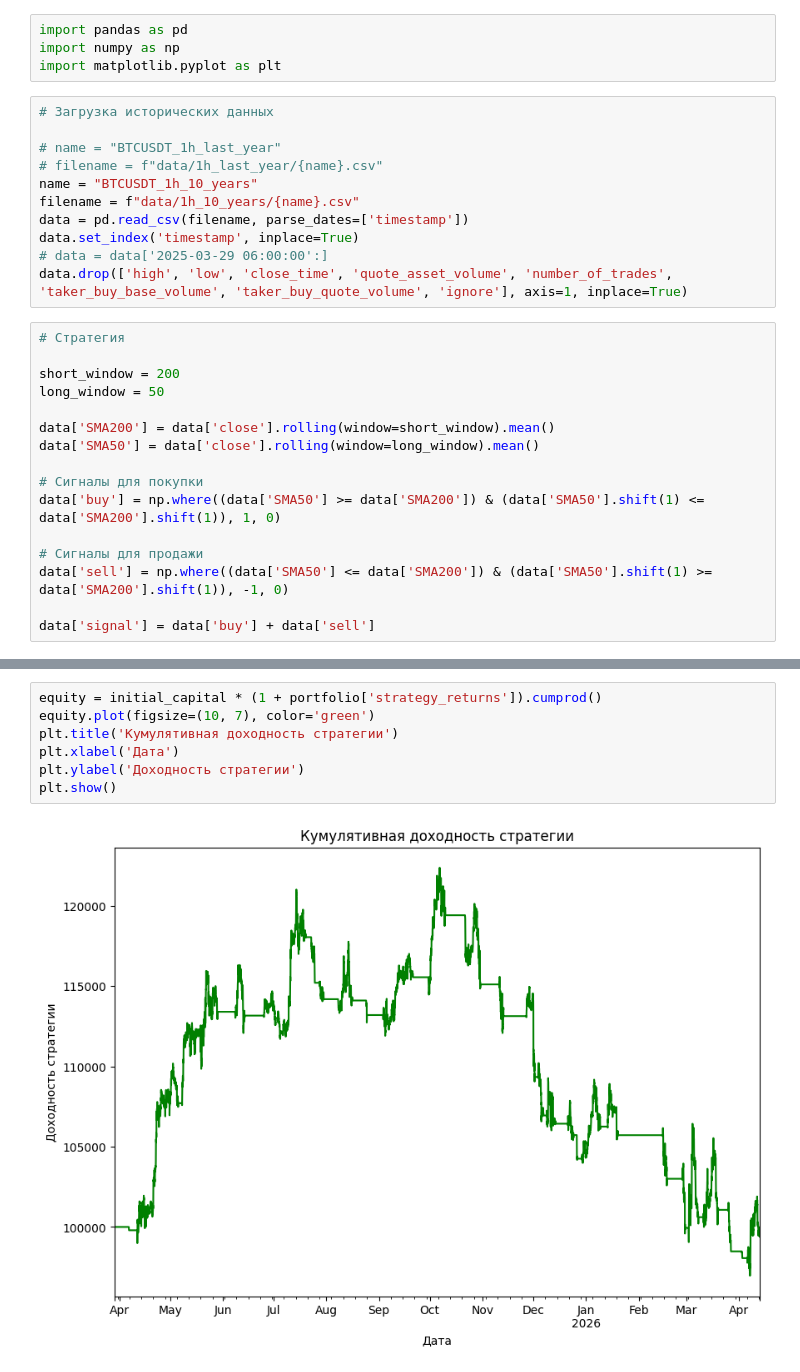
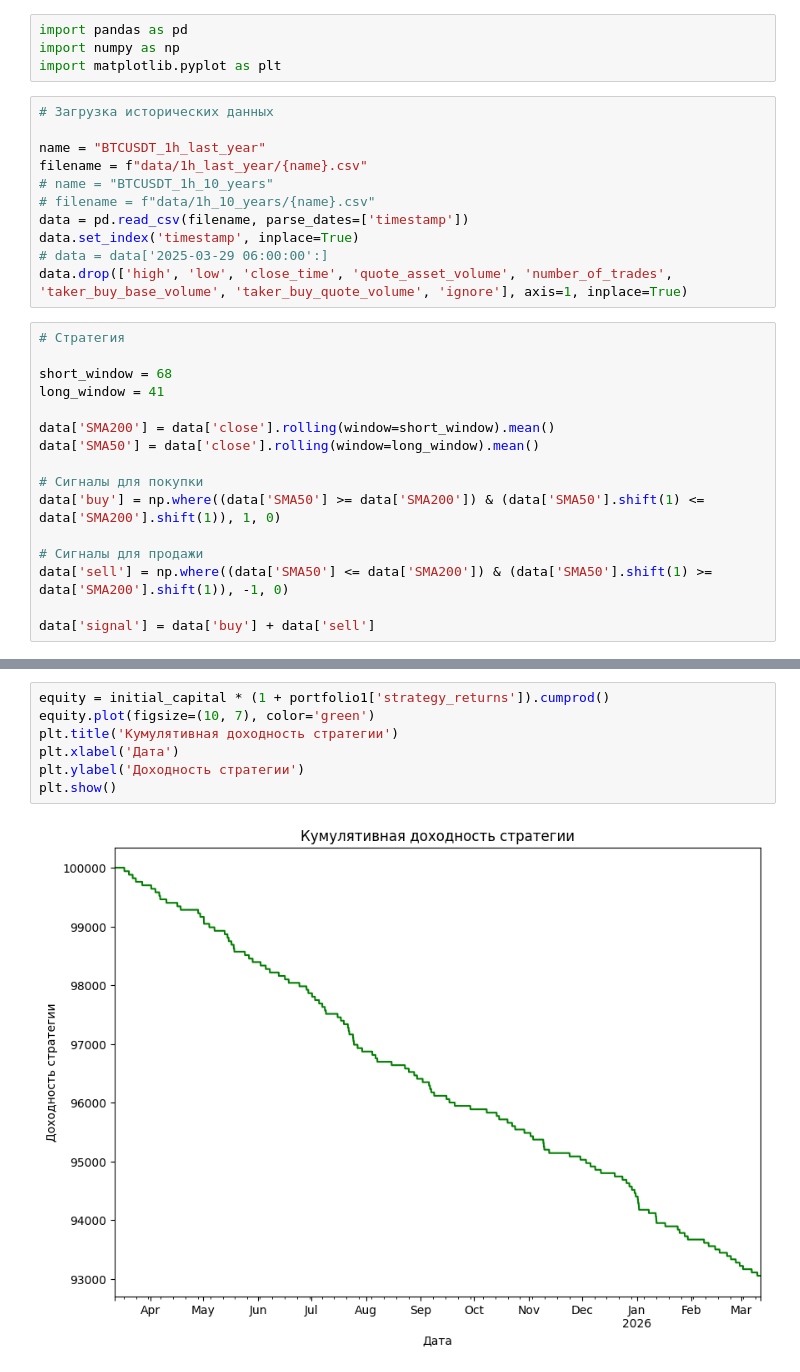
Before and after one commit to AESoldatov/TradingBot, a Jupyter notebook: BackTesting2.ipynb, the cells around one changed output, grey strips where cells are left out. Cells and saved outputs as stored; diff of their text form.

```diff
--- a/BackTesting2.ipynb
+++ b/BackTesting2.ipynb
@@ -5,10 +5,10 @@ import matplotlib.pyplot as plt
 # %%
 # Загрузка исторических данных
 
-# name = "BTCUSDT_1h_last_year"
-# filename = f"data/1h_last_year/{name}.csv"
-name = "BTCUSDT_1h_10_years"
-filename = f"data/1h_10_years/{name}.csv"
+name = "BTCUSDT_1h_last_year"
+filename = f"data/1h_last_year/{name}.csv"
+# name = "BTCUSDT_1h_10_years"
+# filename = f"data/1h_10_years/{name}.csv"
 data = pd.read_csv(filename, parse_dates=['timestamp'])
 data.set_index('timestamp', inplace=True)
 # data = data['2025-03-29 06:00:00':]
@@ -16,8 +16,8 @@ data.drop(['high', 'low', 'close_time', 'quote_asset_volume', 'number_of_trades'
 # %%
 # Стратегия
 
-short_window = 200
-long_window = 50
+short_window = 68
+long_window = 41
 
 data['SMA200'] = data['close'].rolling(window=short_window).mean()
 data['SMA50'] = data['close'].rolling(window=long_window).mean()
@@ -105,9 +105,9 @@ print(f"Время выполнения: {end_time - start_time:.6f} секун
 # %%
-equity = initial_capital * (1 + portfolio['strategy_returns']).cumprod()
+equity = initial_capital * (1 + portfolio1['strategy_returns']).cumprod()
 equity.plot(figsize=(10, 7), color='green')
 plt.title('Кумулятивная доходность стратегии')
 plt.xlabel('Дата')
 plt.ylabel('Доходность стратегии')
 plt.show()
 # %% [output]
-[figure, old version]
+[figure, new version]
```
Also changed, not shown: parts of 4 cells of this notebook, 2 other files.
